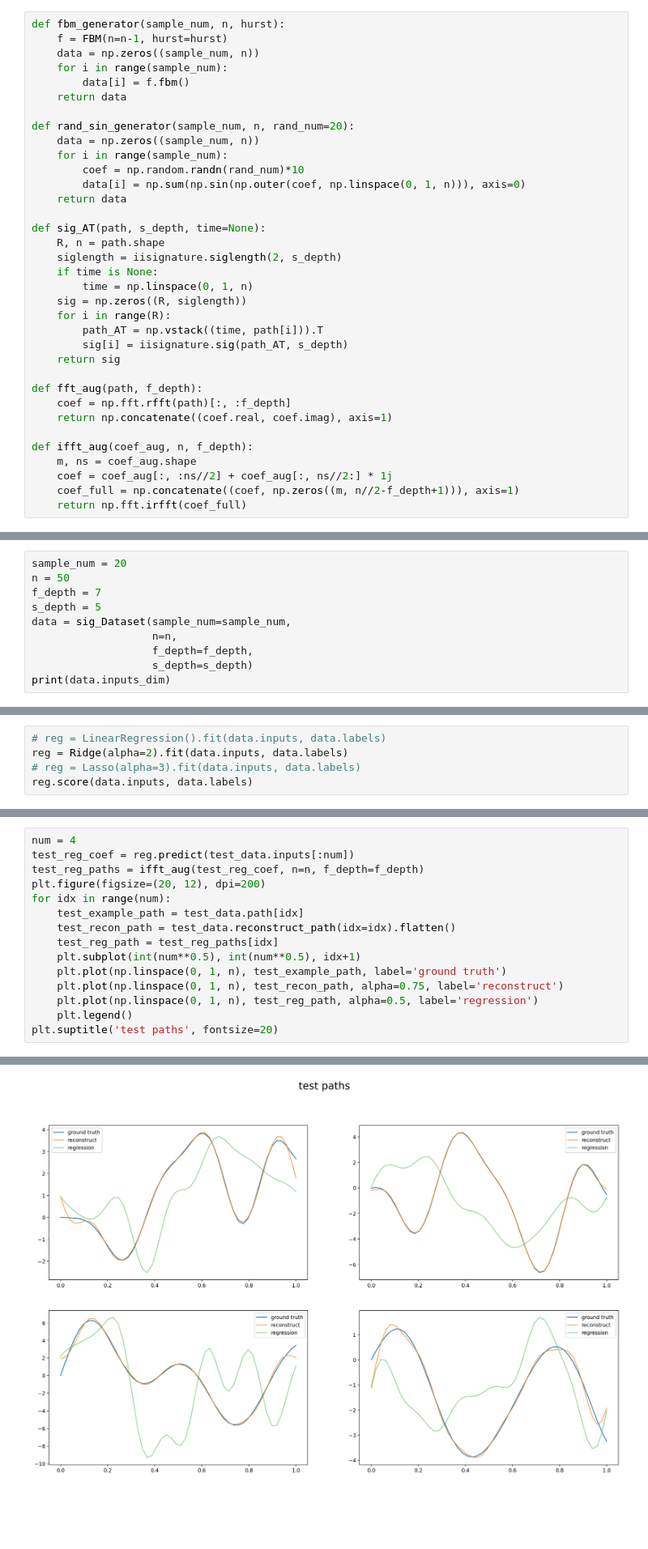
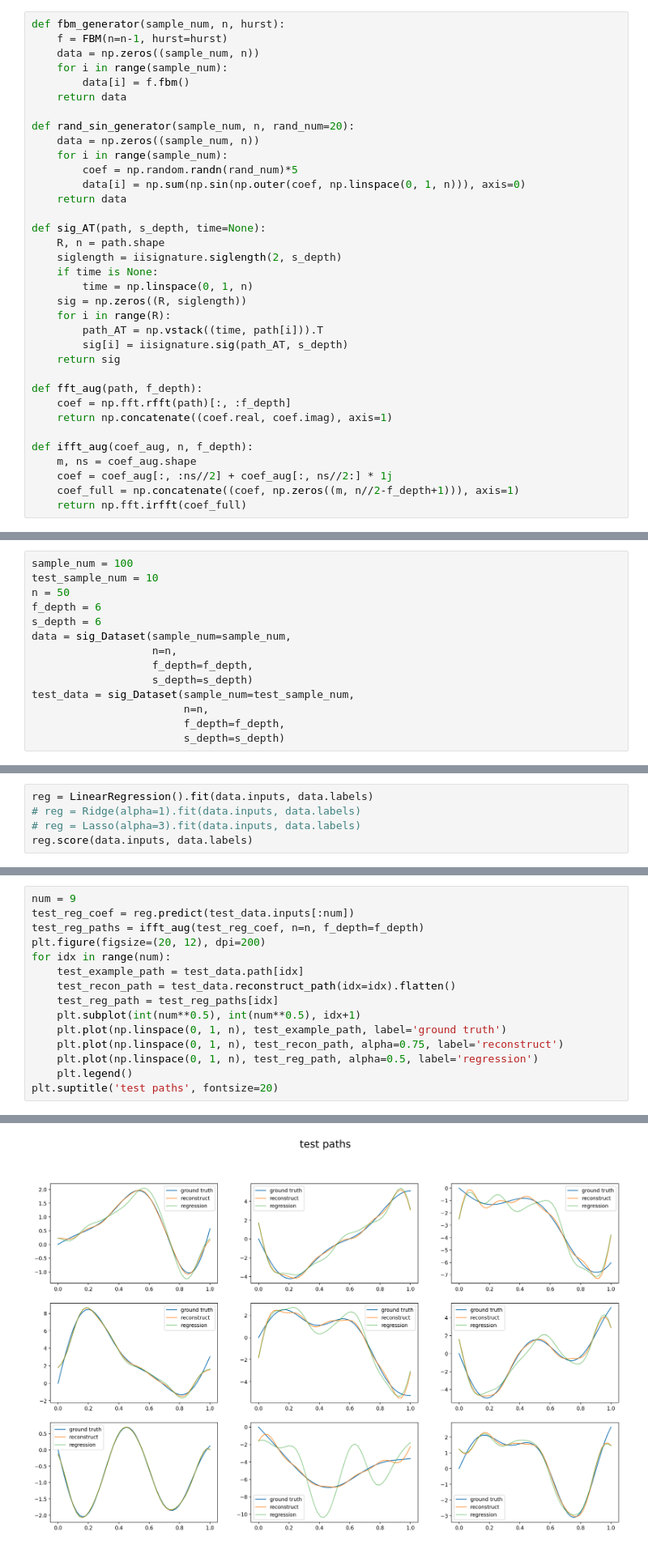
Before and after one commit to Zhuoyue-Huang/M3R-signature-inversion, a Jupyter notebook: sig_fourier.ipynb, the cells around one changed output, grey strips where cells are left out. Shown at 81% size. Saved outputs shown, nothing was run; the diff lists cells and outputs as text; blank space fills up the shorter version.

Commit message:
sine wave test

```diff
--- a/sig_fourier.ipynb
+++ b/sig_fourier.ipynb
@@ -26,7 +26,7 @@ def fbm_generator(sample_num, n, hurst):
 def rand_sin_generator(sample_num, n, rand_num=20):
     data = np.zeros((sample_num, n))
     for i in range(sample_num):
-        coef = np.random.randn(rand_num)*10
+        coef = np.random.randn(rand_num)*5
         data[i] = np.sum(np.sin(np.outer(coef, np.linspace(0, 1, n))), axis=0)
     return data
 
@@ -78,12 +78,16 @@ class sig_Dataset(Dataset):
 # %% [markdown]
 #### Initialise dataset
 # %%
-sample_num = 20
+sample_num = 100
+test_sample_num = 10
 n = 50
-f_depth = 7
-s_depth = 5
+f_depth = 6
+s_depth = 6
 data = sig_Dataset(sample_num=sample_num,
                    n=n,
                    f_depth=f_depth,
                    s_depth=s_depth)
-print(data.inputs_dim)
+test_data = sig_Dataset(sample_num=test_sample_num,
+                        n=n,
+                        f_depth=f_depth,
+                        s_depth=s_depth)
@@ -106,8 +108,8 @@ for idx in range(num):
 # %% [markdown]
 #### Linear regression model
 # %%
-# reg = LinearRegression().fit(data.inputs, data.labels)
-reg = Ridge(alpha=2).fit(data.inputs, data.labels)
+reg = LinearRegression().fit(data.inputs, data.labels)
+# reg = Ridge(alpha=1).fit(data.inputs, data.labels)
 # reg = Lasso(alpha=3).fit(data.inputs, data.labels)
 reg.score(data.inputs, data.labels)
 # %% [output]
@@ -145,18 +141,18 @@ Text(0.5, 0.98, 'training paths')
 # %%
-num = 4
+num = 9
 test_reg_coef = reg.predict(test_data.inputs[:num])
 test_reg_paths = ifft_aug(test_reg_coef, n=n, f_depth=f_depth)
 plt.figure(figsize=(20, 12), dpi=200)
 for idx in range(num):
     test_example_path = test_data.path[idx]
     test_recon_path = test_data.reconstruct_path(idx=idx).flatten()
     test_reg_path = test_reg_paths[idx]
     plt.subplot(int(num**0.5), int(num**0.5), idx+1)
     plt.plot(np.linspace(0, 1, n), test_example_path, label='ground truth')
     plt.plot(np.linspace(0, 1, n), test_recon_path, alpha=0.75, label='reconstruct')
     plt.plot(np.linspace(0, 1, n), test_reg_path, alpha=0.5, label='regression')
     plt.legend()
 plt.suptitle('test paths', fontsize=20)
 # %% [output]
 Text(0.5, 0.98, 'test paths')
-[figure, old version]
+[figure, new version]
```
Also changed, not shown: parts of 6 cells of this notebook.
